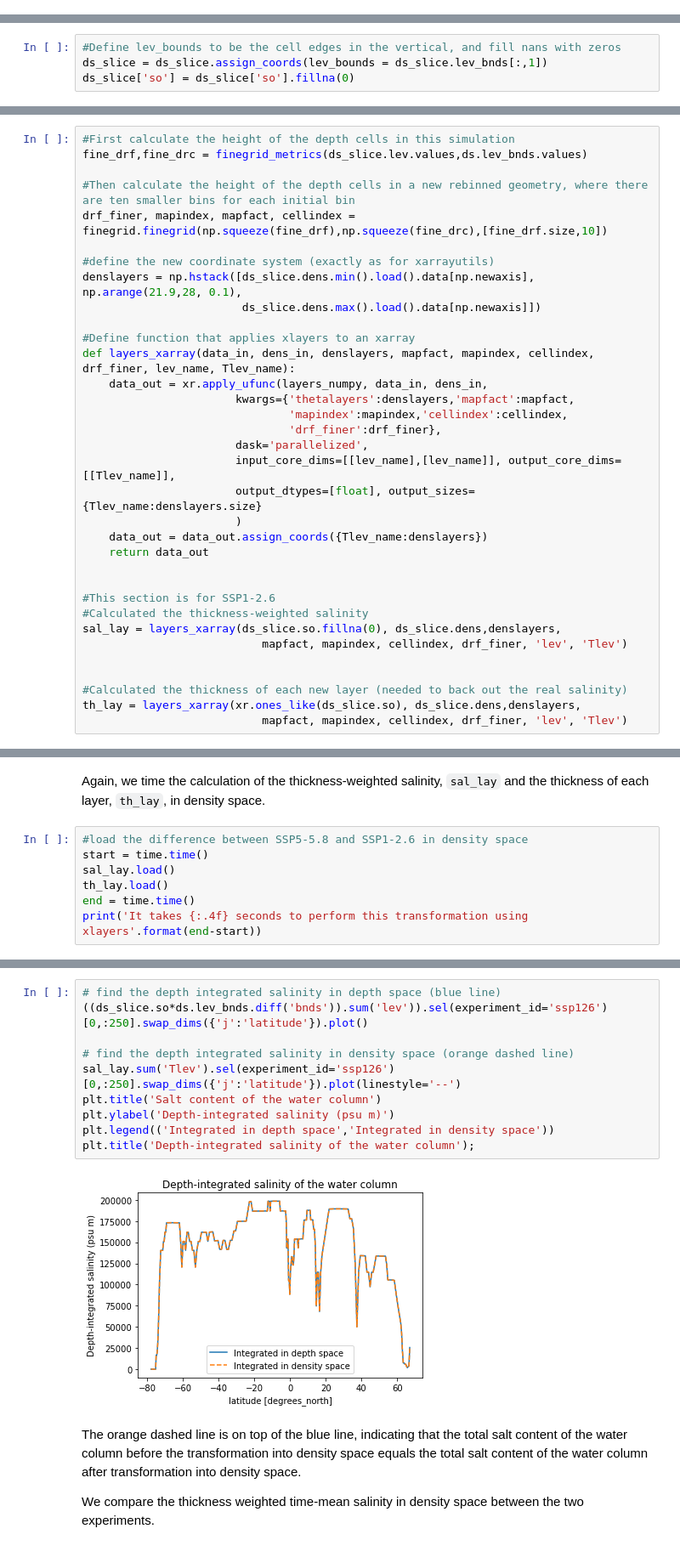
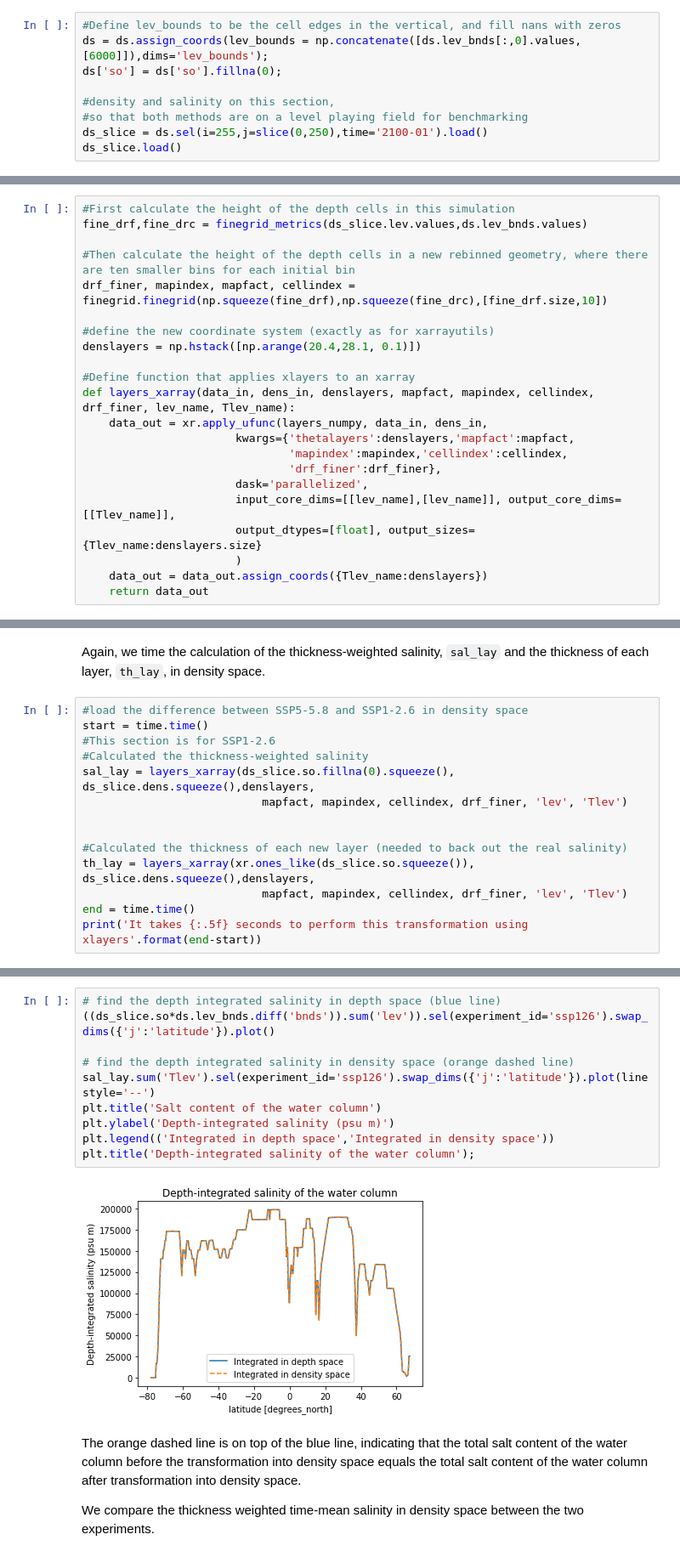
Before and after one commit to cspencerjones/vertical_regridding, a Jupyter notebook: xarrayutils_xlayers.ipynb, the cells around one changed output, grey strips where cells are left out. Shown: that part at 85% size. Saved outputs shown, nothing was run; the diff lists cells and outputs as text.

```diff
--- a/xarrayutils_xlayers.ipynb
+++ b/xarrayutils_xlayers.ipynb
@@ -177,0 +150,9 @@ ds_slice = xr.concat([ds_2050, ds_2075, ds_2100], dim='time', compat='identical'
+# %%
+#Define lev_bounds to be the cell edges in the vertical, and fill nans with zeros
+ds = ds.assign_coords(lev_bounds = np.concatenate([ds.lev_bnds[:,0].values,[6000]]),dims='lev_bounds');
+ds['so'] = ds['so'].fillna(0);
+
+#density and salinity on this section,
+#so that both methods are on a level playing field for benchmarking
+ds_slice = ds.sel(i=255,j=slice(0,250),time='2100-01').load()
+ds_slice.load()
@@ -211,9 +195,5 @@ plt.subplots_adjust(wspace=0.3)
 # %% [markdown]
 The two scenarios begin from identical initial conditions, with greenhouse gas emissions growing faster in SSP5-8.5 than in SSP1-2.6. Hence we expect that wet regions will be wetter dry regions will be drier to a greater extent in SSP5-8.5 than in SSP1-2.6. There is more freshening of the subpolar surface region for SSP5-8.5 than for SSP1-2.6, but this freshening is patchy and it is not clear whether it continues over the whole timeperiod.
-# %%
-#Define lev_bounds to be the cell edges in the vertical, and fill nans with zeros
-ds_slice = ds_slice.assign_coords(lev_bounds = ds_slice.lev_bnds[:,1])
-ds_slice['so'] = ds_slice['so'].fillna(0)
 # %% [markdown]
 We want to compare our salinity in density space to sea surface salinity at the beginning of the simulation, in order to find out whether salty regions are getting saltier and fresh regions are getting fresher. Here, we calculate surface salinity as a function of density in the year 2015 for a region about ten degrees either side of the chosen section.
 # %%
@@ -402,8 +321,7 @@ fine_drf,fine_drc = finegrid_metrics(ds_slice.lev.values,ds.lev_bnds.values)
 drf_finer, mapindex, mapfact, cellindex = finegrid.finegrid(np.squeeze(fine_drf),np.squeeze(fine_drc),[fine_drf.size,10])
 
 #define the new coordinate system (exactly as for xarrayutils)
-denslayers = np.hstack([ds_slice.dens.min().load().data[np.newaxis], np.arange(21.9,28, 0.1),
-                        ds_slice.dens.max().load().data[np.newaxis]])
+denslayers = np.hstack([np.arange(20.4,28.1, 0.1)])
 
 #Define function that applies xlayers to an xarray
 def layers_xarray(data_in, dens_in, denslayers, mapfact, mapindex, cellindex, drf_finer, lev_name, Tlev_name):
@@ -417,14 +335,3 @@ def layers_xarray(data_in, dens_in, denslayers, mapfact, mapindex, cellindex, dr
                        )
     data_out = data_out.assign_coords({Tlev_name:denslayers})
     return data_out
-
-
-#This section is for SSP1-2.6
-#Calculated the thickness-weighted salinity
-sal_lay = layers_xarray(ds_slice.so.fillna(0), ds_slice.dens,denslayers,
-                           mapfact, mapindex, cellindex, drf_finer, 'lev', 'Tlev')
-
-
-#Calculated the thickness of each new layer (needed to back out the real salinity)
-th_lay = layers_xarray(xr.ones_like(ds_slice.so), ds_slice.dens,denslayers,
-                           mapfact, mapindex, cellindex, drf_finer, 'lev', 'Tlev')
@@ -436,8 +340,15 @@ Again, we time the calculation of the thickness-weighted salinity, `sal_lay` and
 # %%
 #load the difference between SSP5-5.8 and SSP1-2.6 in density space
 start = time.time()
-sal_lay.load()
-th_lay.load()
+#This section is for SSP1-2.6
+#Calculated the thickness-weighted salinity
+sal_lay = layers_xarray(ds_slice.so.fillna(0).squeeze(), ds_slice.dens.squeeze(),denslayers,
+                           mapfact, mapindex, cellindex, drf_finer, 'lev', 'Tlev')
+
+
+#Calculated the thickness of each new layer (needed to back out the real salinity)
+th_lay = layers_xarray(xr.ones_like(ds_slice.so.squeeze()), ds_slice.dens.squeeze(),denslayers,
+                           mapfact, mapindex, cellindex, drf_finer, 'lev', 'Tlev')
 end = time.time()
-print('It takes {:.4f} seconds to perform this transformation using xlayers'.format(end-start))
+print('It takes {:.5f} seconds to perform this transformation using xlayers'.format(end-start))
 # %% [output]
@@ -448,16 +361,16 @@ xlayers generally takes between 0.0004 and 0.01 seconds to transform this salini
 Again, we confirm that this algorithm conserves ocean properties checking that the depth-integrated salinity before transformation is equal to the depth-integrated salinity after the transformation.
 # %%
 # find the depth integrated salinity in depth space (blue line)
-((ds_slice.so*ds.lev_bnds.diff('bnds')).sum('lev')).sel(experiment_id='ssp126')[0,:250].swap_dims({'j':'latitude'}).plot()
+((ds_slice.so*ds.lev_bnds.diff('bnds')).sum('lev')).sel(experiment_id='ssp126').swap_dims({'j':'latitude'}).plot()
 
 # find the depth integrated salinity in density space (orange dashed line)
-sal_lay.sum('Tlev').sel(experiment_id='ssp126')[0,:250].swap_dims({'j':'latitude'}).plot(linestyle='--')
+sal_lay.sum('Tlev').sel(experiment_id='ssp126').swap_dims({'j':'latitude'}).plot(linestyle='--')
 plt.title('Salt content of the water column')
 plt.ylabel('Depth-integrated salinity (psu m)')
 plt.legend(('Integrated in depth space','Integrated in density space'))
 plt.title('Depth-integrated salinity of the water column');
 # %% [output]
-[figure, old version]
+[figure, new version]
 # %% [markdown]
 The orange dashed line is on top of the blue line, indicating that the total salt content of the water column before the transformation into density space equals the total salt content of the water column after transformation into density space.
 
```
Also changed, not shown: parts of 34 cells of this notebook.
